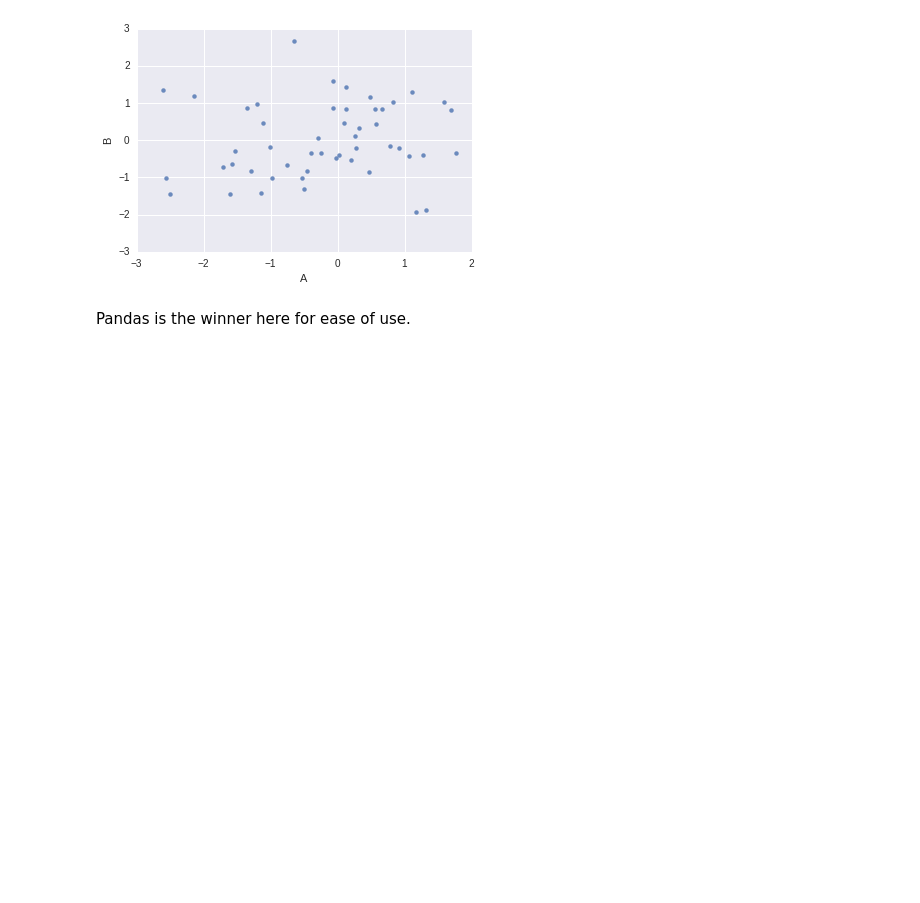
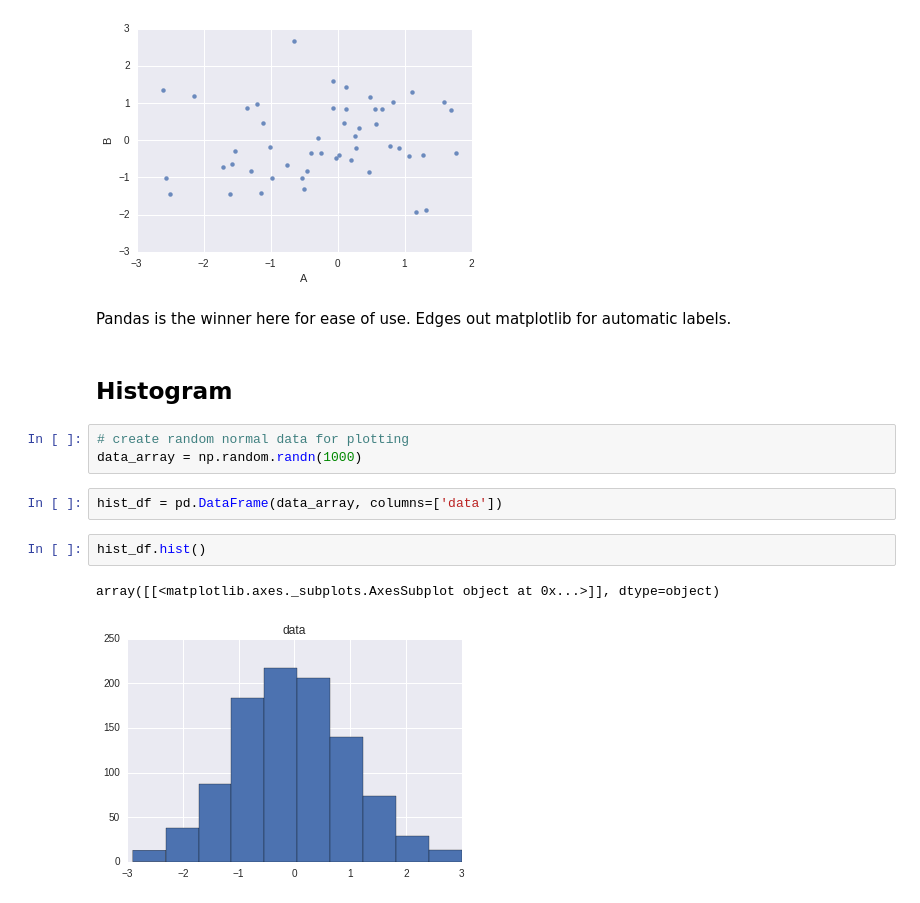
Before and after one commit to arrteedeetwo/Python, a Jupyter notebook: Python charting cheat sheet.ipynb, the cells around one changed output. Drawn from its saved outputs; the diff is of its cells as text; blank space fills up the shorter version.

Commit message:
Added histograms section

```diff
--- a/Python charting cheat sheet.ipynb
+++ b/Python charting cheat sheet.ipynb
@@ -44,4 +48,16 @@ sns.regplot('A', 'B', scatter_df, fit_reg=False)
 <matplotlib.axes._subplots.AxesSubplot at 0x...>
 [figure]
 # %% [markdown]
-Pandas is the winner here for ease of use.
+Pandas is the winner here for ease of use. Edges out matplotlib for automatic labels.
+# %% [markdown]
+## Histogram
+# %%
+# create random normal data for plotting
+data_array = np.random.randn(1000)
+# %%
+hist_df = pd.DataFrame(data_array, columns=['data'])
+# %%
+hist_df.hist()
+# %% [output]
+array([[<matplotlib.axes._subplots.AxesSubplot object at 0x...>]], dtype=object)
+[figure, added]
```
Also changed, not shown: parts of 4 cells of this notebook.
